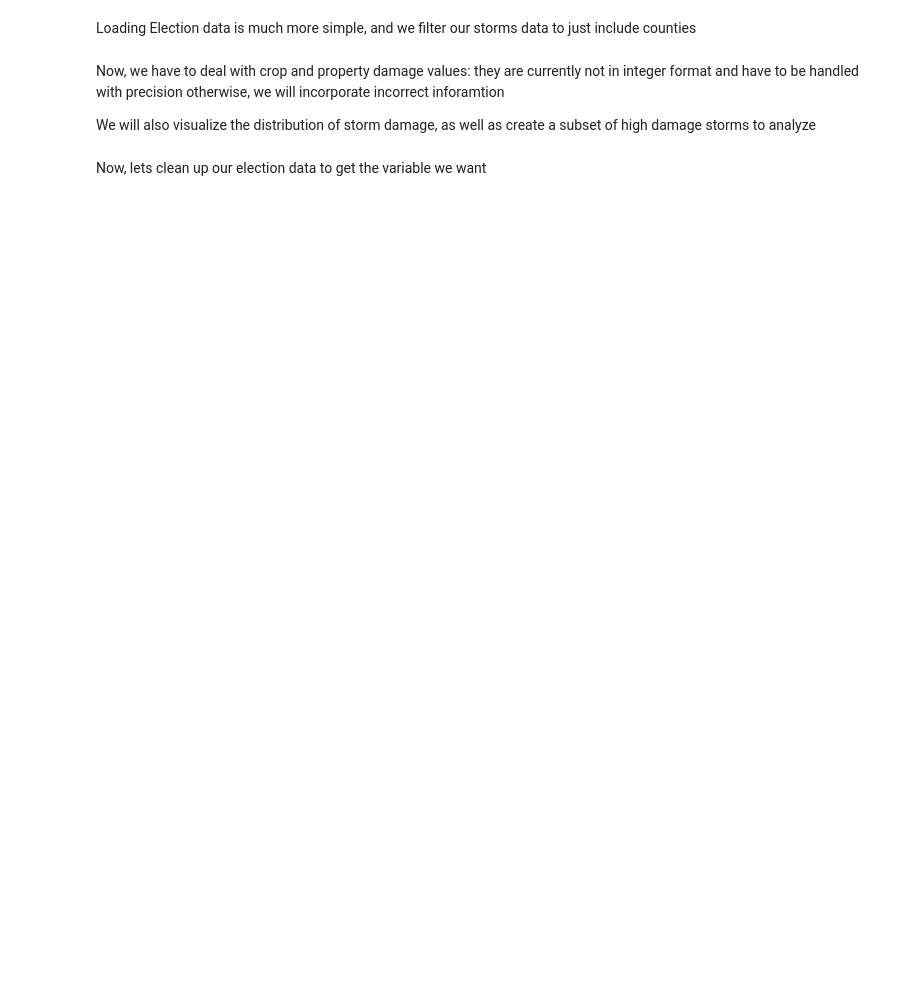
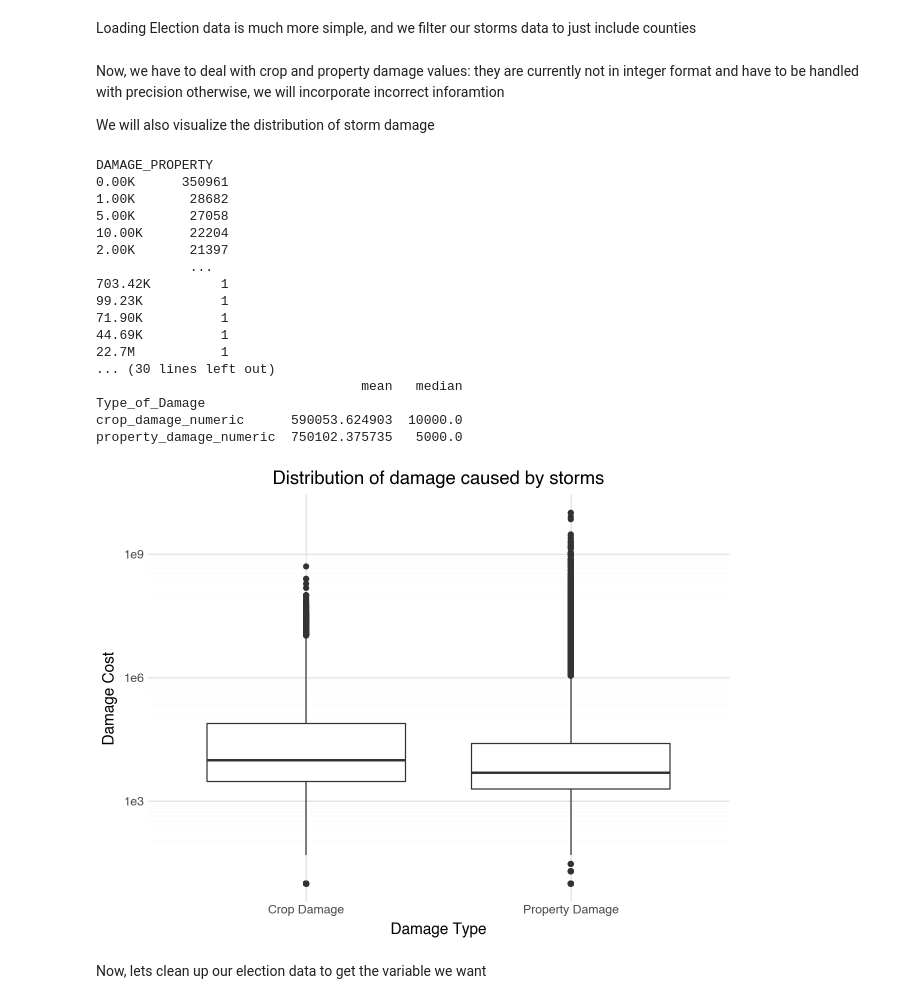
Before and after one commit to sumanttsharma/Sumant_Ethan_QSS20FinalProject, a Jupyter notebook: QSS20Final.ipynb, the cells around one changed output. Saved outputs shown, nothing was run; the diff lists cells and outputs as text; code cells hidden in the pictures; blank space fills up the shorter version.

```diff
--- a/QSS20Final.ipynb
+++ b/QSS20Final.ipynb
@@ -79,7 +100,7 @@ storms_counties = storms[storms["CZ_TYPE"] == "C"]
 # %% [markdown]
 Now, we have to deal with crop and property damage values: they are currently not in integer format and have to be handled with precision otherwise, we will incorporate incorrect inforamtion
 
-We will also visualize the distribution of storm damage, as well as create a subset of high damage storms to analyze
+We will also visualize the distribution of storm damage
 # %%
 print(storms_counties["DAMAGE_PROPERTY"].value_counts())
 #See the K vs. M
@@ -126,34 +147,53 @@ df_damage_vis = pd.melt(storms_counties,
 
 
 print(df_damage_vis.groupby("Type_of_Damage")["Value"].agg(["mean", "median"]))
 
 #We notice the zeros are really skewing our data. We want to focus on high-impact storms so we will drop rows with a value of zero
 #in our visualization and statline, then do it for the parent dataframe further down
 
 df_damage_vis_clean = df_damage_vis[df_damage_vis["Value"] > 0]
 
 #HUGE difference
 
 
 print(df_damage_vis_clean.groupby("Type_of_Damage")["Value"].agg(["mean", "median"]))
 
 plot = (
     ggplot(df_damage_vis_clean, aes(x='Type_of_Damage', y='Value'))
     + geom_boxplot()
     + scale_y_log10()
     + scale_x_discrete(labels= ["Crop Damage", "Property Damage"])
     + labs(
         title="Distribution of damage caused by storms",
         x="Damage Type",
         y="Damage Cost"
     )
     + theme_minimal()
 )
 
 plot
 
 storm_counties_nozerodmg = storms_counties[storms_counties["property_damage_numeric"] > 0]
-storm_counties_nozerodmg = storms_counties[storms_counties["crop_damage_numeric"] > 0]
+storm_counties_nozerodmg = storm_counties_nozerodmg[storm_counties_nozerodmg["crop_damage_numeric"] > 0]
+# %% [output]
+DAMAGE_PROPERTY
+0.00K      350961
+1.00K       28682
+5.00K       27058
+10.00K      22204
+2.00K       21397
+            ...
+703.42K         1
+99.23K          1
+71.90K          1
+44.69K          1
+22.7M           1
+... (30 lines left out)
+                                  mean   median
+Type_of_Damage
+crop_damage_numeric      590053.624903  10000.0
+property_damage_numeric  750102.375735   5000.0
+[figure, added]
 # %% [markdown]
 Now, lets clean up our election data to get the variable we want
 # %%
```
Also changed, not shown: parts of 31 cells of this notebook, 17 other files.
